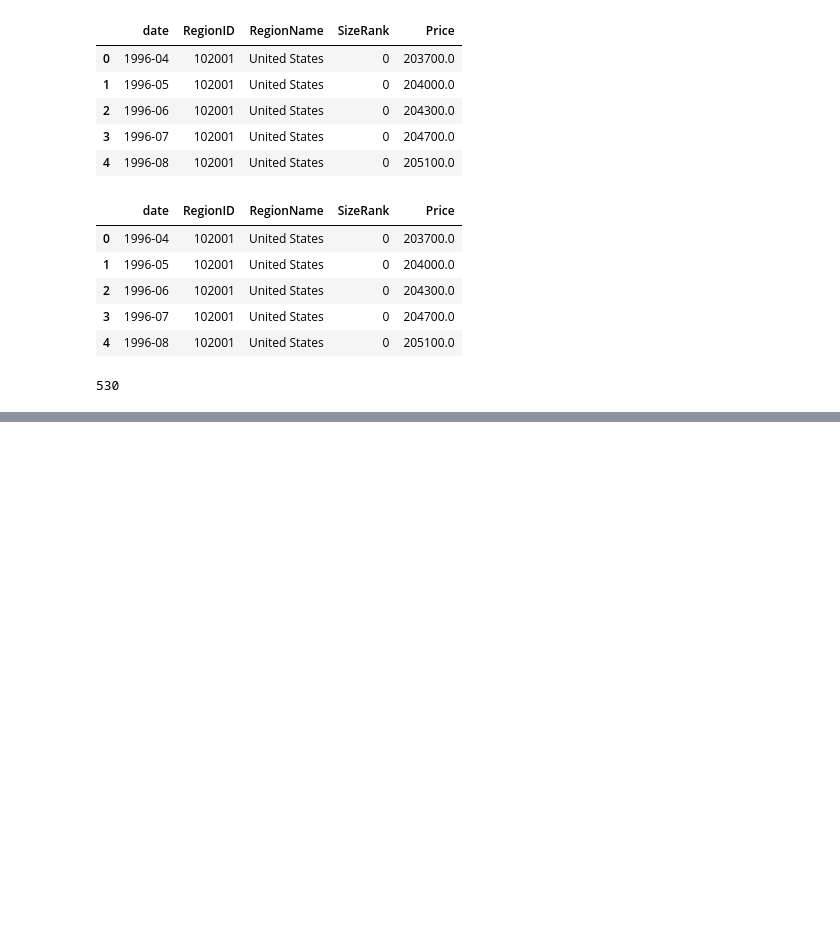
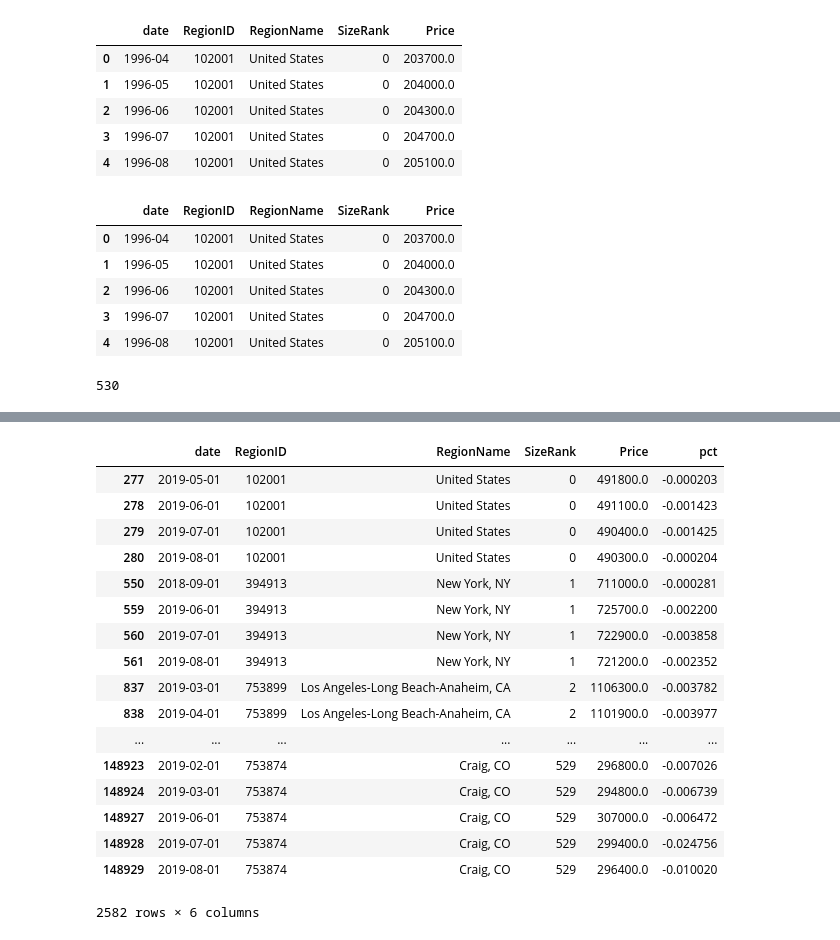
Before and after one commit to ashleyadrias/real_estate_analysis, a Jupyter notebook: 5bdrm_zillow.ipynb, the cells around one changed output, grey strips where cells are left out. Saved outputs shown, nothing was run; the diff lists cells and outputs as text; code cells hidden in the pictures; blank space fills up the shorter version.

```diff
--- a/5bdrm_zillow.ipynb
+++ b/5bdrm_zillow.ipynb
@@ -71,3 +78,26 @@ df_housing_price_formatted.head()
 # %%
 #list(set(df_housing_price_formatted['RegionName']))
+# %%
+#Get Cities with current negative pct changes
+df_housing_price_formatted[(df_housing_price_formatted['date'] > '2018-01-01') &
+                           (df_housing_price_formatted['pct'] < 0) ]
+# %% [output]
+|  | date | RegionID | RegionName | SizeRank | Price | pct |
+| 277 | 2019-05-01 | 102001 | United States | 0 | 491800.0 | -0.000203 |
+| 278 | 2019-06-01 | 102001 | United States | 0 | 491100.0 | -0.001423 |
+| 279 | 2019-07-01 | 102001 | United States | 0 | 490400.0 | -0.001425 |
+| 280 | 2019-08-01 | 102001 | United States | 0 | 490300.0 | -0.000204 |
+| 550 | 2018-09-01 | 394913 | New York, NY | 1 | 711000.0 | -0.000281 |
+| 559 | 2019-06-01 | 394913 | New York, NY | 1 | 725700.0 | -0.002200 |
+| 560 | 2019-07-01 | 394913 | New York, NY | 1 | 722900.0 | -0.003858 |
+| 561 | 2019-08-01 | 394913 | New York, NY | 1 | 721200.0 | -0.002352 |
+| 837 | 2019-03-01 | 753899 | Los Angeles-Long Beach-Anaheim, CA | 2 | 1106300.0 | -0.003782 |
+| 838 | 2019-04-01 | 753899 | Los Angeles-Long Beach-Anaheim, CA | 2 | 1101900.0 | -0.003977 |
+| ... | ... | ... | ... | ... | ... | ... |
+| 148923 | 2019-02-01 | 753874 | Craig, CO | 529 | 296800.0 | -0.007026 |
+| 148924 | 2019-03-01 | 753874 | Craig, CO | 529 | 294800.0 | -0.006739 |
+| 148927 | 2019-06-01 | 753874 | Craig, CO | 529 | 307000.0 | -0.006472 |
+| 148928 | 2019-07-01 | 753874 | Craig, CO | 529 | 299400.0 | -0.024756 |
+| 148929 | 2019-08-01 | 753874 | Craig, CO | 529 | 296400.0 | -0.010020 |
+2582 rows × 6 columns
 # %%
```
Also changed, not shown: parts of 7 cells of this notebook, 1 other file.
